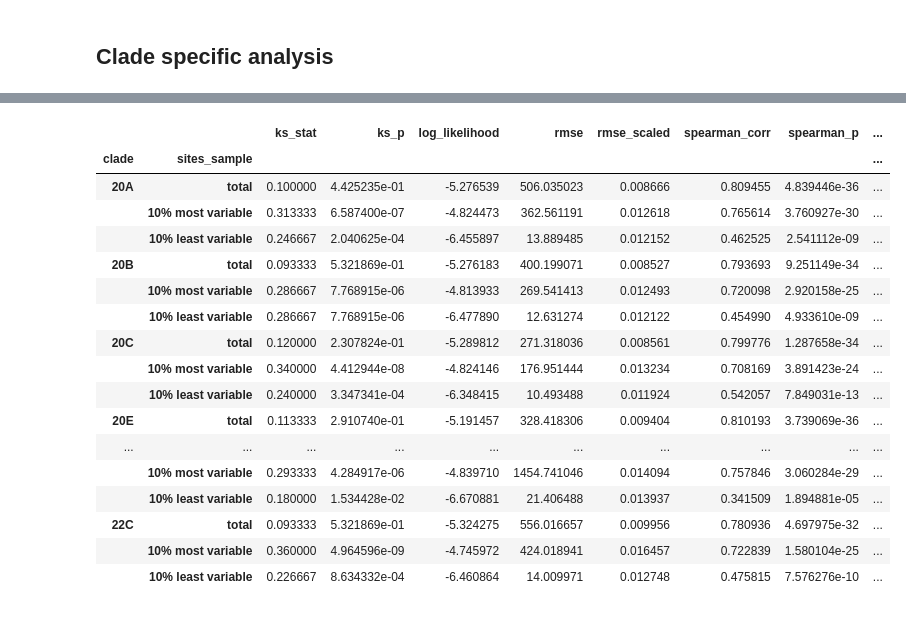
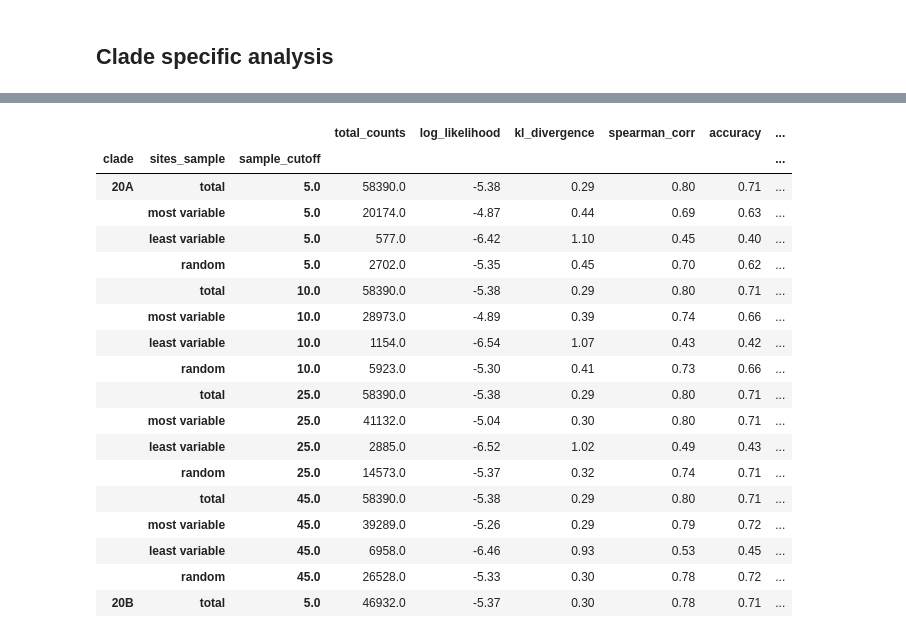
Before and after one commit to mitoclub/RNAViralMutSpec, a Jupyter notebook: sars-cov-2_aa_subst/process.ipynb, the cells around one changed output, grey strips where cells are left out. Saved outputs shown, nothing was run; the diff lists cells and outputs as text; code cells hidden in the pictures.

Commit message:
normalized obs, variable sites metrics improved; sites variability explored

```diff
--- a/sars-cov-2_aa_subst/process.ipynb
+++ b/sars-cov-2_aa_subst/process.ipynb
@@ -22,0 +32,11 @@ coda = CodonAnnotation(1)
+# %%
+ref_df = pd.DataFrame([f.qualifiers for f in rec.features if f.type == "CDS"])
+ref_df.drop(columns=["locus_tag", "ribosomal_slippage", "codon_start",
+                     "db_xref", 'gene_synonym'], inplace=True)
+ref_df["gene"] = ref_df["gene"].apply(lambda x: x[0])
+ref_df["product"] = ref_df["product"].apply(lambda x: x[0])
+ref_df["protein_id"] = ref_df["protein_id"].apply(lambda x: x[0])
+ref_df["translation"] = ref_df["translation"].apply(lambda x: x[0])
+ref_df = ref_df[ref_df['product'] != 'ORF1a polyprotein']
+ref_df.to_csv('./data/ref_proteins.csv', index=False)
+ref_df
@@ -22,0 +56,5 @@ coda = CodonAnnotation(1)
+# %%
+aa_freqs_df = pd.DataFrame(ref_df.set_index('gene')['translation']\
+                           .apply(Counter).to_dict()).T.fillna(0).astype(int)
+aa_freqs_df.to_csv('./data/ref_aa_freqs.csv')
+aa_freqs_df
@@ -22,0 +74,3 @@ coda = CodonAnnotation(1)
+# %%
+aa_freqs_total_dct = aa_freqs_df.rename(columns=amino_acid_codes).sum(0).to_dict()
+aa_freqs_total_dct
@@ -164,14 +325,17 @@ obs
 obs_clade = obs[obs['clade'] == '20A']
 
 aa_subst = obs_clade.groupby(['aa1', 'aa2'])['count'].sum().rename('nobs').reset_index()
+aa_subst = aa_subst[(aa_subst.aa1 != aa_subst.aa2) & (aa_subst.aa1 != '*') & (aa_subst.aa2 != '*')]
 aa_subst['aa1'] = aa_subst['aa1'].map(amino_acid_codes)
 aa_subst['aa2'] = aa_subst['aa2'].map(amino_acid_codes)
-aa_subst = aa_subst[(aa_subst.aa1 != aa_subst.aa2) & (aa_subst.aa1 != '*') & (aa_subst.aa2 != '*')]
+aa_subst['ref_aa1_freq'] = aa_subst['aa1'].map(aa_freqs_total_dct) / sum(aa_freqs_total_dct.values())
+aa_subst['nobs_scaled'] = aa_subst['nobs'] / aa_subst['ref_aa1_freq']
+aa_subst['nobs_scaled'] = aa_subst['nobs_scaled'] / aa_subst['nobs_scaled'].sum() * aa_subst['nobs'].sum()
 aa_subst = aa_subst.merge(exp_aa_subst.rename(columns={'rate': 'rate_exp'}), 'right').fillna(0)
 aa_subst = aa_subst[aa_subst['aa1'] != aa_subst['aa2']]
-aa_subst['nexp'] = aa_subst.rate_exp / aa_subst.rate_exp.sum() * aa_subst.nobs.sum()
-aa_subst['diff'] = aa_subst.nobs - aa_subst.nexp
-aa_subst['nobs_freqs'] = aa_subst.nobs / aa_subst.nobs.sum()
+aa_subst['nexp'] = aa_subst.rate_exp / aa_subst.rate_exp.sum() * aa_subst.nobs_scaled.sum()
+aa_subst['diff'] = aa_subst.nobs_scaled - aa_subst.nexp
+aa_subst['nobs_freqs'] = aa_subst.nobs_scaled / aa_subst.nobs_scaled.sum()
 aa_subst['nexp_freqs'] = aa_subst.nexp / aa_subst.nexp.sum()
 aa_subst['clade'] = '20A'
 aa_subst
@@ -529,23 +663,24 @@ for clade in clades_spectra.clade.unique():
 # %%
-metrics_total_df = pd.DataFrame(metrics_total).set_index(['clade', 'sites_sample'])
+metrics_total_df = pd.DataFrame(metrics_total).set_index(['clade', 'sites_sample', 'sample_cutoff'])
 metrics_total_df.to_csv('data/clades_fit_metrics.csv', float_format='%g')
-metrics_total_df
+metrics_total_df[['total_counts', 'log_likelihood', 'kl_divergence', 'spearman_corr', 'accuracy', 'f1_weighted']].round(2).head(17)
 # %% [output]
-|  |  | ks_stat | ks_p | log_likelihood | rmse | rmse_scaled | spearman_corr | spearman_p | ... |
-| clade | sites_sample |  |  |  |  |  |  |  | ... |
-| 20A | total | 0.100000 | 4.425235e-01 | -5.276539 | 506.035023 | 0.008666 | 0.809455 | 4.839446e-36 | ... |
-|  | 10% most variable | 0.313333 | 6.587400e-07 | -4.824473 | 362.561191 | 0.012618 | 0.765614 | 3.760927e-30 | ... |
-|  | 10% least variable | 0.246667 | 2.040625e-04 | -6.455897 | 13.889485 | 0.012152 | 0.462525 | 2.541112e-09 | ... |
-| 20B | total | 0.093333 | 5.321869e-01 | -5.276183 | 400.199071 | 0.008527 | 0.793693 | 9.251149e-34 | ... |
-|  | 10% most variable | 0.286667 | 7.768915e-06 | -4.813933 | 269.541413 | 0.012493 | 0.720098 | 2.920158e-25 | ... |
-|  | 10% least variable | 0.286667 | 7.768915e-06 | -6.477890 | 12.631274 | 0.012122 | 0.454990 | 4.933610e-09 | ... |
-| 20C | total | 0.120000 | 2.307824e-01 | -5.289812 | 271.318036 | 0.008561 | 0.799776 | 1.287658e-34 | ... |
-|  | 10% most variable | 0.340000 | 4.412944e-08 | -4.824146 | 176.951444 | 0.013234 | 0.708169 | 3.891423e-24 | ... |
-|  | 10% least variable | 0.240000 | 3.347341e-04 | -6.348415 | 10.493488 | 0.011924 | 0.542057 | 7.849031e-13 | ... |
-| 20E | total | 0.113333 | 2.910740e-01 | -5.191457 | 328.418306 | 0.009404 | 0.810193 | 3.739069e-36 | ... |
-| ... | ... | ... | ... | ... | ... | ... | ... | ... | ... |
-|  | 10% most variable | 0.293333 | 4.284917e-06 | -4.839710 | 1454.741046 | 0.014094 | 0.757846 | 3.060284e-29 | ... |
-|  | 10% least variable | 0.180000 | 1.534428e-02 | -6.670881 | 21.406488 | 0.013937 | 0.341509 | 1.894881e-05 | ... |
-| 22C | total | 0.093333 | 5.321869e-01 | -5.324275 | 556.016657 | 0.009956 | 0.780936 | 4.697975e-32 | ... |
-|  | 10% most variable | 0.360000 | 4.964596e-09 | -4.745972 | 424.018941 | 0.016457 | 0.722839 | 1.580104e-25 | ... |
-|  | 10% least variable | 0.226667 | 8.634332e-04 | -6.460864 | 14.009971 | 0.012748 | 0.475815 | 7.576276e-10 | ... |
+|  |  |  | total_counts | log_likelihood | kl_divergence | spearman_corr | accuracy | ... |
+| clade | sites_sample | sample_cutoff |  |  |  |  |  | ... |
+| 20A | total | 5.0 | 58390.0 | -5.38 | 0.29 | 0.80 | 0.71 | ... |
+|  | most variable | 5.0 | 20174.0 | -4.87 | 0.44 | 0.69 | 0.63 | ... |
+|  | least variable | 5.0 | 577.0 | -6.42 | 1.10 | 0.45 | 0.40 | ... |
+|  | random | 5.0 | 2702.0 | -5.35 | 0.45 | 0.70 | 0.62 | ... |
+|  | total | 10.0 | 58390.0 | -5.38 | 0.29 | 0.80 | 0.71 | ... |
+|  | most variable | 10.0 | 28973.0 | -4.89 | 0.39 | 0.74 | 0.66 | ... |
+|  | least variable | 10.0 | 1154.0 | -6.54 | 1.07 | 0.43 | 0.42 | ... |
+|  | random | 10.0 | 5923.0 | -5.30 | 0.41 | 0.73 | 0.66 | ... |
+|  | total | 25.0 | 58390.0 | -5.38 | 0.29 | 0.80 | 0.71 | ... |
+|  | most variable | 25.0 | 41132.0 | -5.04 | 0.30 | 0.80 | 0.71 | ... |
+|  | least variable | 25.0 | 2885.0 | -6.52 | 1.02 | 0.49 | 0.43 | ... |
+|  | random | 25.0 | 14573.0 | -5.37 | 0.32 | 0.74 | 0.71 | ... |
+|  | total | 45.0 | 58390.0 | -5.38 | 0.29 | 0.80 | 0.71 | ... |
+|  | most variable | 45.0 | 39289.0 | -5.26 | 0.29 | 0.79 | 0.72 | ... |
+|  | least variable | 45.0 | 6958.0 | -6.46 | 0.93 | 0.53 | 0.45 | ... |
+|  | random | 45.0 | 26528.0 | -5.33 | 0.30 | 0.78 | 0.72 | ... |
+| 20B | total | 5.0 | 46932.0 | -5.37 | 0.30 | 0.78 | 0.71 | ... |
```
Also changed, not shown: parts of 30 cells of this notebook, 5 other files.
